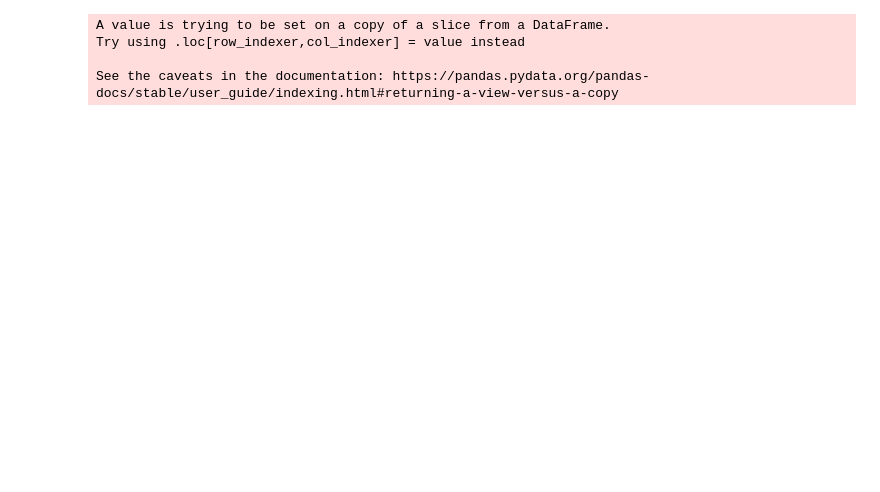
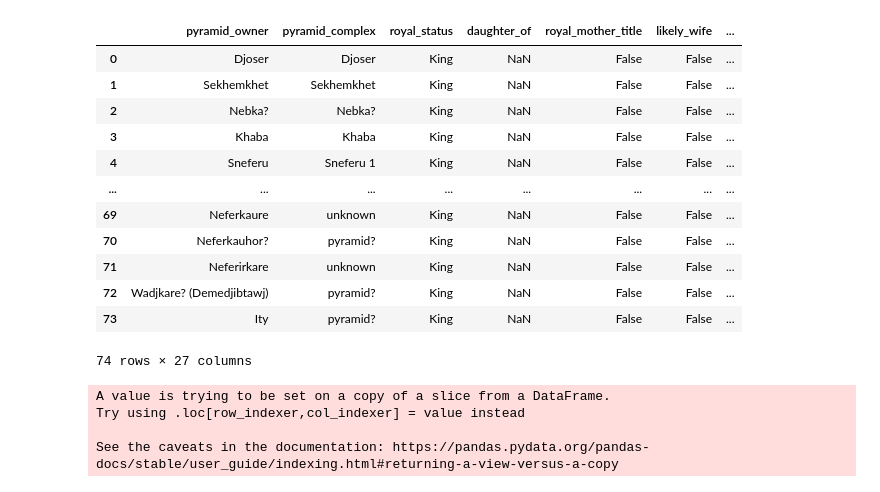
Before and after one commit to brown-ccv/egyptology-viz, a Jupyter notebook: Notebooks/plotly.ipynb, the cells around one changed output. Drawn from its saved outputs; the diff is of its cells as text; code cells hidden in the pictures; blank space fills up the shorter version.

```diff
--- a/Notebooks/plotly.ipynb
+++ b/Notebooks/plotly.ipynb
@@ -7,28 +7,43 @@ df = pd.DataFrame(pd.read_csv("../assets/normalized_pyramid_data.csv"))
 # %%
 key = ['unknown', 'pyramid?']
 complexes = df[~df['pyramid_complex'].isin(key)]
 kings_and_queens = complexes.groupby(['pyramid_complex', 'royal_status'], sort=False).size().reset_index(name='count')
 
 confirmed_count_fig = px.bar(kings_and_queens,
              x='pyramid_complex',
              y='count',
              color='royal_status',
              title='Number of Confirmed Pyramids At Each Complex',
              labels={
                  'pyramid_complex': 'Pyramid Complex',
                  'count': 'Number of Pyramids',
                  'royal_status': 'Royal Status'
              },
              custom_data=['royal_status'])
 confirmed_count_fig.update_traces(
     hovertemplate='<br>'.join([
         'Royal status: %{customdata[0]}',
         'Pyramid Complex: %{x}',
         'Total: %{y}',
         '<extra></extra>'
     ])
 )
 confirmed_count_fig.show()
+df
+# %% [output]
+|  | pyramid_owner | pyramid_complex | royal_status | daughter_of | royal_mother_title | likely_wife | ... |
+| 0 | Djoser | Djoser | King | NaN | False | False | ... |
+| 1 | Sekhemkhet | Sekhemkhet | King | NaN | False | False | ... |
+| 2 | Nebka? | Nebka? | King | NaN | False | False | ... |
+| 3 | Khaba | Khaba | King | NaN | False | False | ... |
+| 4 | Sneferu | Sneferu 1 | King | NaN | False | False | ... |
+| ... | ... | ... | ... | ... | ... | ... | ... |
+| 69 | Neferkaure | unknown | King | NaN | False | False | ... |
+| 70 | Neferkauhor? | pyramid? | King | NaN | False | False | ... |
+| 71 | Neferirkare | unknown | King | NaN | False | False | ... |
+| 72 | Wadjkare? (Demedjibtawj) | pyramid? | King | NaN | False | False | ... |
+| 73 | Ity | pyramid? | King | NaN | False | False | ... |
+74 rows × 27 columns
 # %%
 dynasty_pyramids = df.groupby(['dynasty', 'royal_status'], sort=False).size().reset_index(name='count')
 dynasty_count_fig = px.bar(dynasty_pyramids,
```
Also changed, not shown: parts of 1 cell of this notebook.
